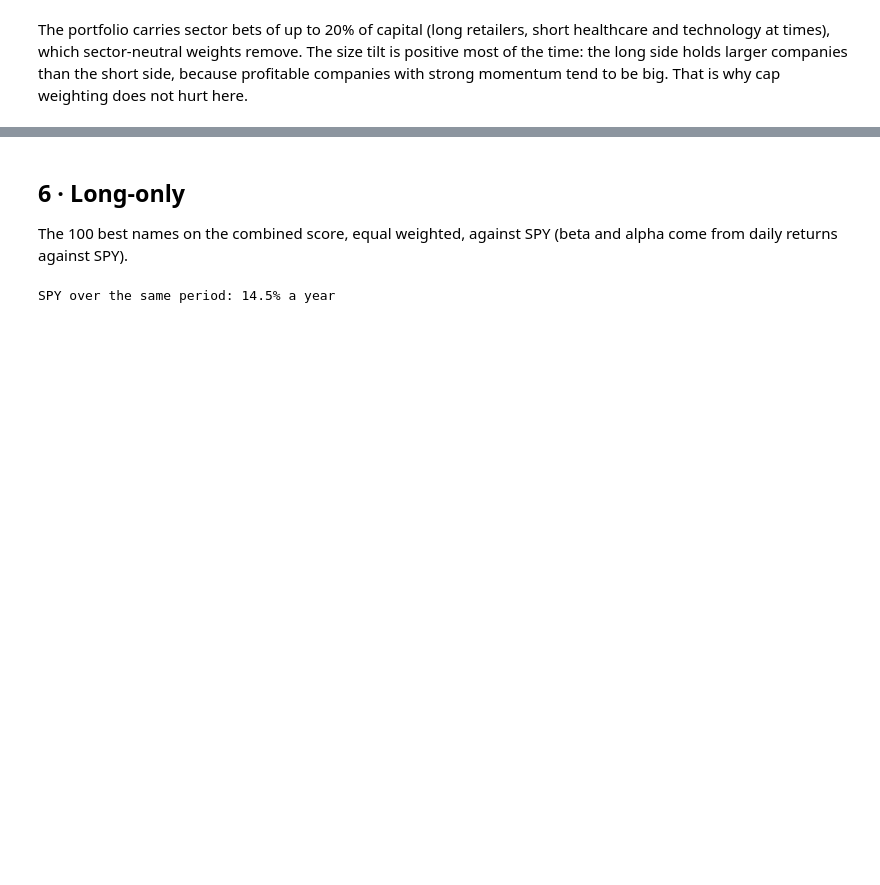
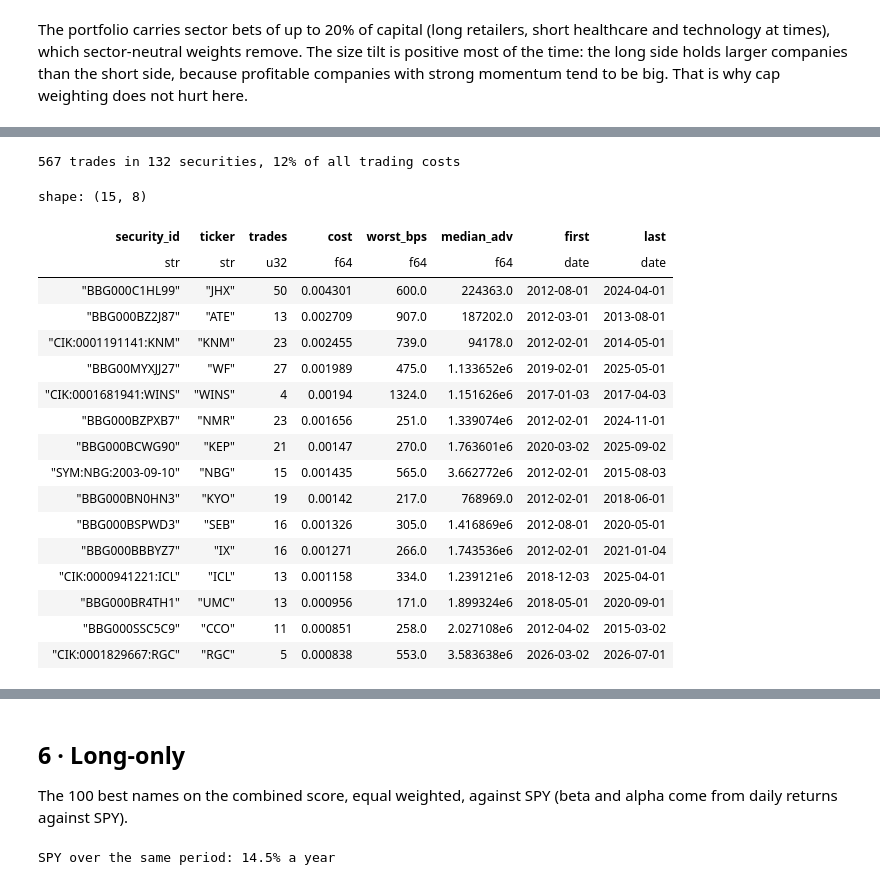
Before and after one commit to yurit04/collective-alpha, a Jupyter notebook: projects/subspace-probe/notebooks/vinculum/06_backtests.ipynb, the cells around one changed output, grey strips where cells are left out. Cells and saved outputs as stored; diff of their text form; code cells hidden in the pictures; blank space fills up the shorter version.

```diff
--- a/projects/subspace-probe/notebooks/vinculum/06_backtests.ipynb
+++ b/projects/subspace-probe/notebooks/vinculum/06_backtests.ipynb
@@ -273,0 +283,29 @@ money would need slower turnover, cap-tilted weights or a trade-cost-aware optim
+# %%
+cw = runs[1e8].cost_warnings
+print(f"{cw.height} trades in {cw['security_id'].n_unique()} securities, "
+      f"{cw['cost'].sum() / runs[1e8].trades['cost'].sum():.0%} of all trading costs")
+(cw.group_by("security_id", "ticker").agg(pl.len().alias("trades"), pl.col("cost").sum().alias("cost"),
+                                          (pl.col("spread_bps") + pl.col("impact_bps")).max().round(0).alias("worst_bps"),
+                                          pl.col("adv").median().round(0).alias("median_adv"),
+                                          pl.col("date").min().alias("first"), pl.col("date").max().alias("last"))
+ .sort("cost", descending=True).head(15))
+# %% [output]
+567 trades in 132 securities, 12% of all trading costs
+shape: (15, 8)
+| security_id | ticker | trades | cost | worst_bps | median_adv | first | last |
+| str | str | u32 | f64 | f64 | f64 | date | date |
+| "BBG000C1HL99" | "JHX" | 50 | 0.004301 | 600.0 | 224363.0 | 2012-08-01 | 2024-04-01 |
+| "BBG000BZ2J87" | "ATE" | 13 | 0.002709 | 907.0 | 187202.0 | 2012-03-01 | 2013-08-01 |
+| "CIK:0001191141:KNM" | "KNM" | 23 | 0.002455 | 739.0 | 94178.0 | 2012-02-01 | 2014-05-01 |
+| "BBG00MYXJJ27" | "WF" | 27 | 0.001989 | 475.0 | 1.133652e6 | 2019-02-01 | 2025-05-01 |
+| "CIK:0001681941:WINS" | "WINS" | 4 | 0.00194 | 1324.0 | 1.151626e6 | 2017-01-03 | 2017-04-03 |
+| "BBG000BZPXB7" | "NMR" | 23 | 0.001656 | 251.0 | 1.339074e6 | 2012-02-01 | 2024-11-01 |
+| "BBG000BCWG90" | "KEP" | 21 | 0.00147 | 270.0 | 1.763601e6 | 2020-03-02 | 2025-09-02 |
+| "SYM:NBG:2003-09-10" | "NBG" | 15 | 0.001435 | 565.0 | 3.662772e6 | 2012-02-01 | 2015-08-03 |
+| "BBG000BN0HN3" | "KYO" | 19 | 0.00142 | 217.0 | 768969.0 | 2012-02-01 | 2018-06-01 |
+| "BBG000BSPWD3" | "SEB" | 16 | 0.001326 | 305.0 | 1.416869e6 | 2012-08-01 | 2020-05-01 |
+| "BBG000BBBYZ7" | "IX" | 16 | 0.001271 | 266.0 | 1.743536e6 | 2012-02-01 | 2021-01-04 |
+| "CIK:0000941221:ICL" | "ICL" | 13 | 0.001158 | 334.0 | 1.239121e6 | 2018-12-03 | 2025-04-01 |
+| "BBG000BR4TH1" | "UMC" | 13 | 0.000956 | 171.0 | 1.899324e6 | 2018-05-01 | 2020-09-01 |
+| "BBG000SSC5C9" | "CCO" | 11 | 0.000851 | 258.0 | 2.027108e6 | 2012-04-02 | 2015-03-02 |
+| "CIK:0001829667:RGC" | "RGC" | 5 | 0.000838 | 553.0 | 3.583638e6 | 2026-03-02 | 2026-07-01 |
```
Also changed, not shown: parts of 15 cells of this notebook, 8 other files.
